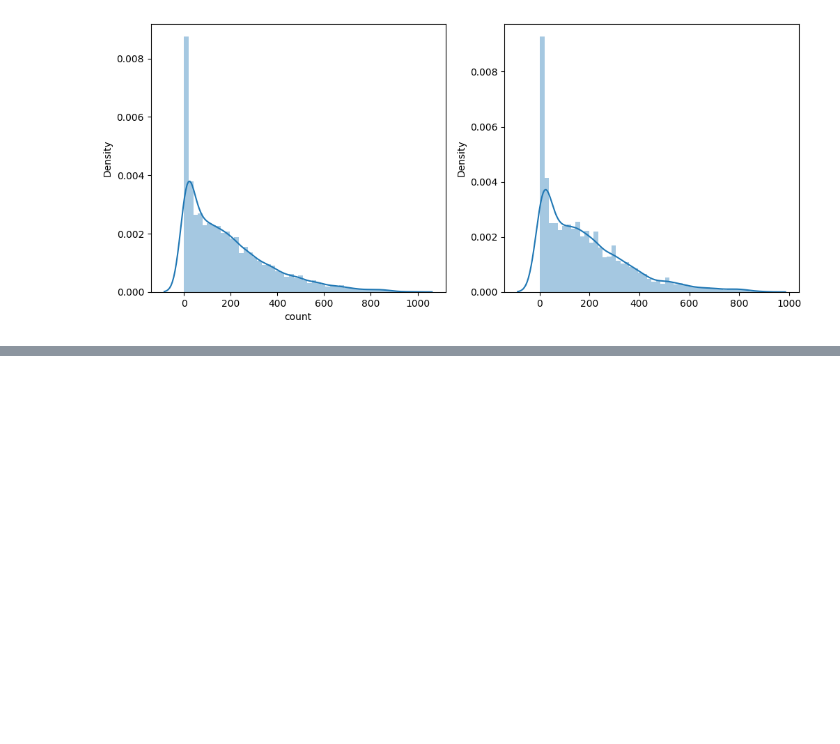
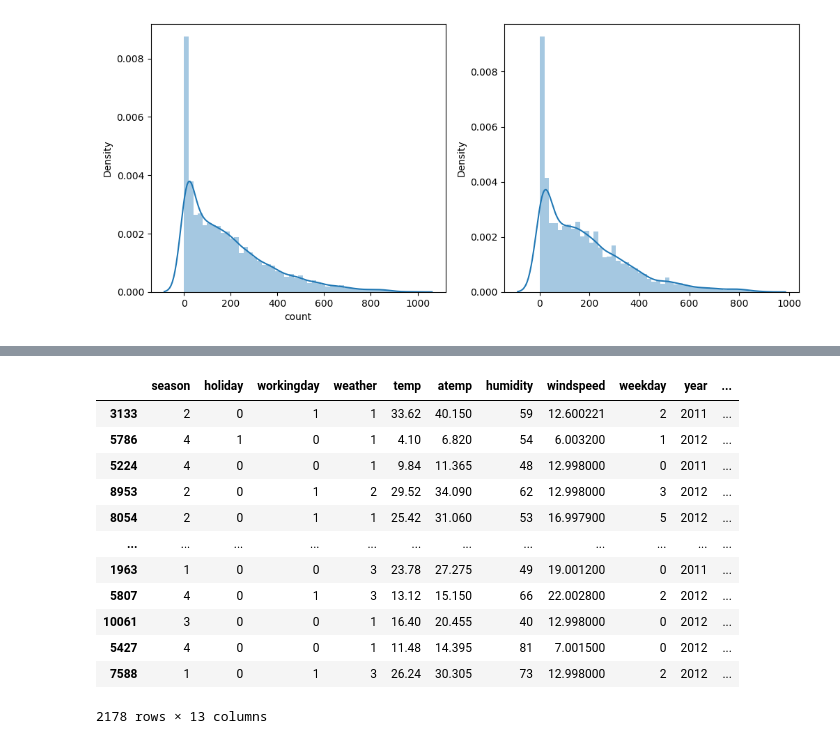
Before and after one commit to kkjs3700/project1, a Jupyter notebook: code/for-beginner.ipynb, the cells around one changed output, grey strips where cells are left out. Cells and saved outputs as stored; diff of their text form; code cells hidden in the pictures; blank space fills up the shorter version.

```diff
--- a/code/for-beginner.ipynb
+++ b/code/for-beginner.ipynb
@@ -1210,0 +1235,19 @@ submission.to_csv('bike_predictions_gbm_separate_without_fe.csv', index=False)
+# %%
+# 학습 데이터와 검증 데이터로 분할
+X_train, X_val, y_train, y_val = train_test_split(train, yLabelslog, test_size=0.2, random_state=42)
+# %%
+X_val
+# %% [output]
+|  | season | holiday | workingday | weather | temp | atemp | humidity | windspeed | weekday | year | ... |
+| 3133 | 2 | 0 | 1 | 1 | 33.62 | 40.150 | 59 | 12.600221 | 2 | 2011 | ... |
+| 5786 | 4 | 1 | 0 | 1 | 4.10 | 6.820 | 54 | 6.003200 | 1 | 2012 | ... |
+| 5224 | 4 | 0 | 0 | 1 | 9.84 | 11.365 | 48 | 12.998000 | 0 | 2011 | ... |
+| 8953 | 2 | 0 | 1 | 2 | 29.52 | 34.090 | 62 | 12.998000 | 3 | 2012 | ... |
+| 8054 | 2 | 0 | 1 | 1 | 25.42 | 31.060 | 53 | 16.997900 | 5 | 2012 | ... |
+| ... | ... | ... | ... | ... | ... | ... | ... | ... | ... | ... | ... |
+| 1963 | 1 | 0 | 0 | 3 | 23.78 | 27.275 | 49 | 19.001200 | 0 | 2011 | ... |
+| 5807 | 4 | 0 | 1 | 3 | 13.12 | 15.150 | 66 | 22.002800 | 2 | 2012 | ... |
+| 10061 | 3 | 0 | 0 | 1 | 16.40 | 20.455 | 40 | 12.998000 | 0 | 2012 | ... |
+| 5427 | 4 | 0 | 0 | 1 | 11.48 | 14.395 | 81 | 7.001500 | 0 | 2012 | ... |
+| 7588 | 1 | 0 | 1 | 3 | 26.24 | 30.305 | 73 | 12.998000 | 2 | 2012 | ... |
+2178 rows × 13 columns
```
Also changed, not shown: parts of 15 cells of this notebook.
